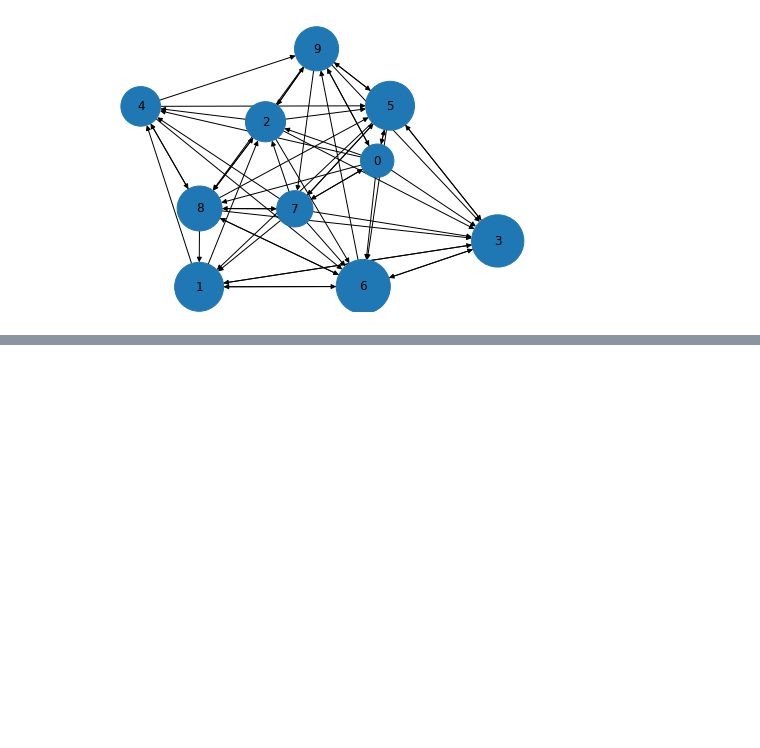
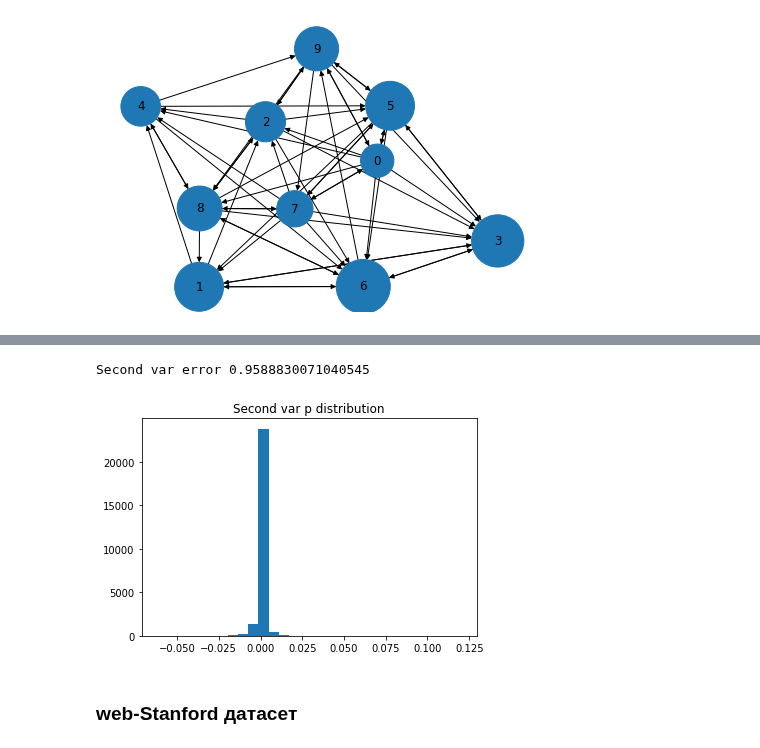
Before and after one commit to zugzvangg/SPC, a Jupyter notebook: numerics/HW5/HW5.ipynb, the cells around one changed output, grey strips where cells are left out. Drawn from its saved outputs; the diff is of its cells as text; code cells hidden in the pictures; blank space fills up the shorter version.

```diff
--- a/numerics/HW5/HW5.ipynb
+++ b/numerics/HW5/HW5.ipynb
@@ -382,0 +391,6 @@ array([7.68846346e-06, 7.68846346e-06, 7.68846346e-06, ...,
+# %%
+%%time
+# считаем с помощью scipy.sparse.linalg
+p_sp = cg(A_sp, b)[0]
+sum_of_p_sp = np.sum(p_sp)
+p_sp = p_sp/sum_of_p_sp # чтобы в сумме было 1
@@ -382,0 +400,10 @@ array([7.68846346e-06, 7.68846346e-06, 7.68846346e-06, ...,
+# %%
+print(f"Second var error {np.linalg.norm(A_sp@(p_sp*sum_of_p_sp) - b)/np.linalg.norm(p_sp*sum_of_p_sp)}")
+plt.title("Second var p distribution")
+plt.hist(p_sp, bins = 30) # почему-то очень плохо
+plt.show()
+# %% [output]
+Second var error 0.9588830071040545
+[figure, added]
+# %% [markdown]
+### web-Stanford датасет
```
Also changed, not shown: parts of 16 cells of this notebook.
